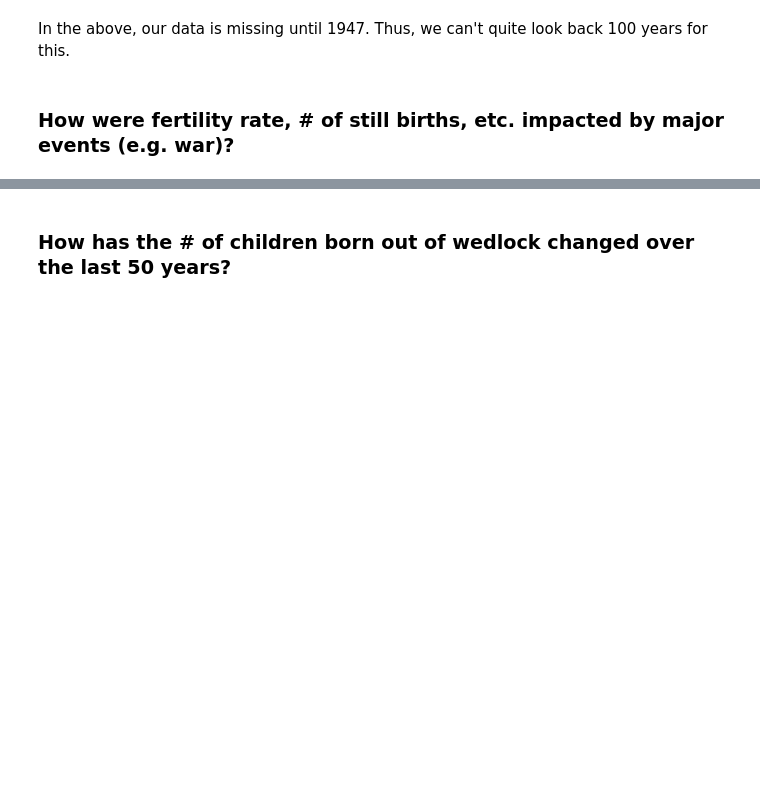
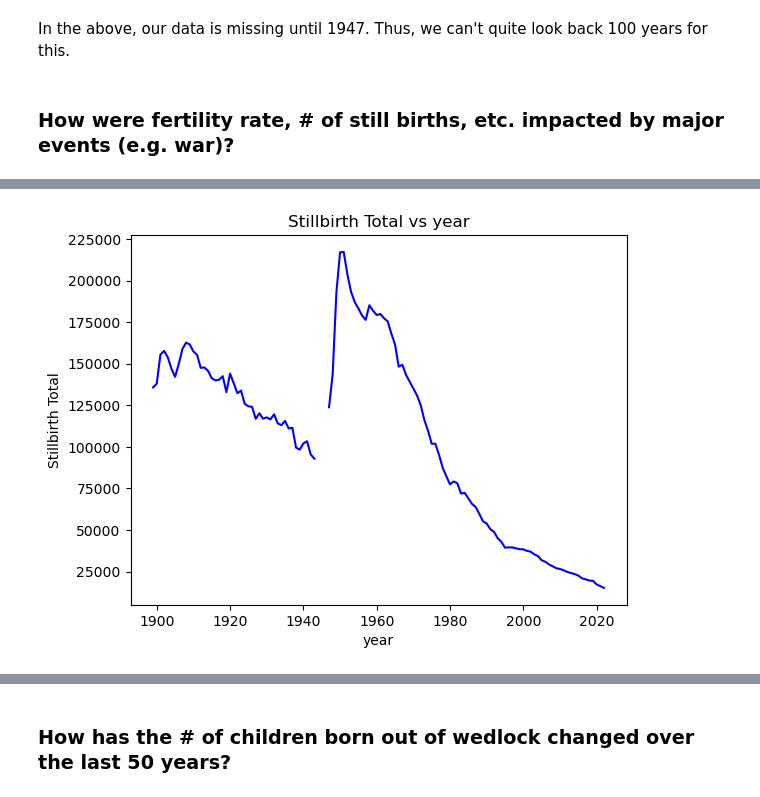
Before and after one commit to schr0841/project-1-group-7, a Jupyter notebook: project1group7.ipynb, the cells around one changed output, grey strips where cells are left out. Cells and saved outputs as stored; diff of their text form; code cells hidden in the pictures; blank space fills up the shorter version.

```diff
--- a/project1group7.ipynb
+++ b/project1group7.ipynb
@@ -41,9 +81,11 @@ plt.show()
 # %%
-plt.plot(japan_pd['year'], japan_pd['stillbirth_total'])
+plt.plot(japan_pd['year'], japan_pd['stillbirth_total'], color='blue')
 plt.xlabel("year")
 plt.ylabel("Stillbirth Total")
 plt.title("Stillbirth Total vs year")
 plt.show()
+# %% [output]
+[figure, added]
 # %%
 #
 # %%
```
Also changed, not shown: parts of 15 cells of this notebook.
